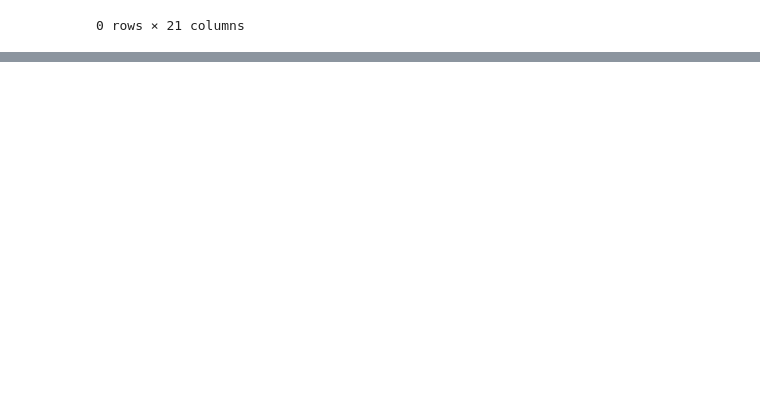
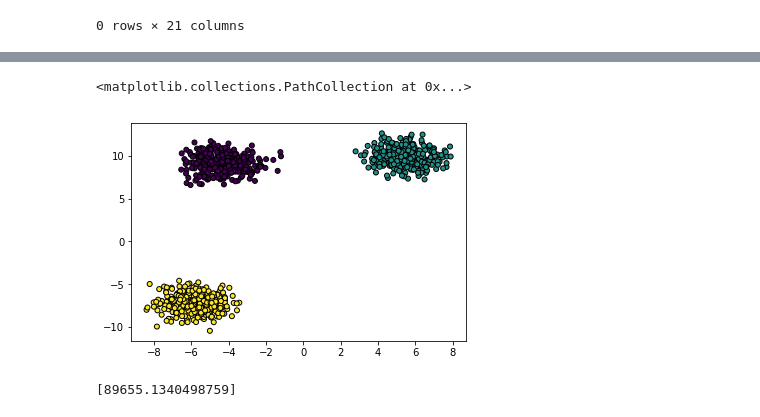
Before and after one commit to renaldyh27/COVID-Cool-for-School, a Jupyter notebook: Everything Cleaned.ipynb, the cells around one changed output, grey strips where cells are left out. Drawn from its saved outputs; the diff is of its cells as text; code cells hidden in the pictures; blank space fills up the shorter version.

```diff
--- a/Everything Cleaned.ipynb
+++ b/Everything Cleaned.ipynb
@@ -395,0 +403,12 @@ merged.to_csv(r'C:/Users/Administrator/Data Challenge/border_chlng/Datasets/scho
+# %%
+from sklearn.datasets import make_blobs
+import matplotlib.pyplot as plt
+# Create dataset with 3 random cluster centers and 1000 datapoints
+x, y = make_blobs(n_samples = 1000, centers = 3, n_features=2, shuffle=True, random_state=31)
+# %%
+# matplotlib.pyplot.scatter(x,y)
+plt.scatter(x[:, 0], x[:, 1], marker='o', c=y,
+            s=25, edgecolor='k')
+# %% [output]
+<matplotlib.collections.PathCollection at 0x...>
+[figure, added]
@@ -395,0 +434,4 @@ merged.to_csv(r'C:/Users/Administrator/Data Challenge/border_chlng/Datasets/scho
+# %%
+calculate_WSS(x,6)
+# %% [output]
+[89655.1340498759]
```
Also changed, not shown: parts of 13 cells of this notebook, 1 other file.
